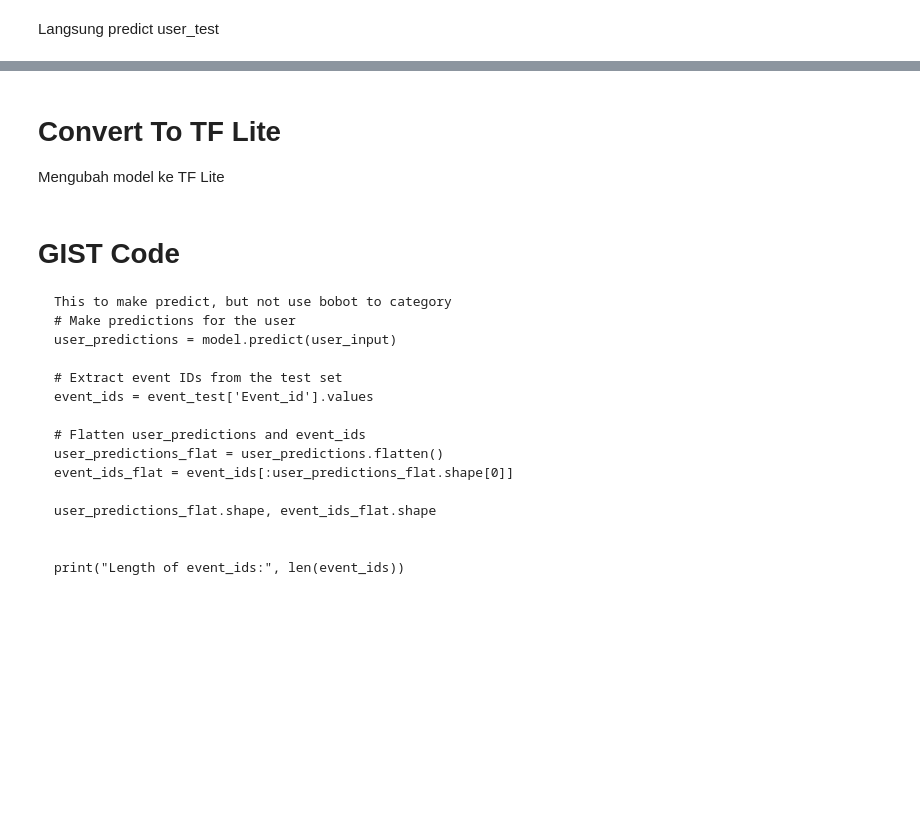
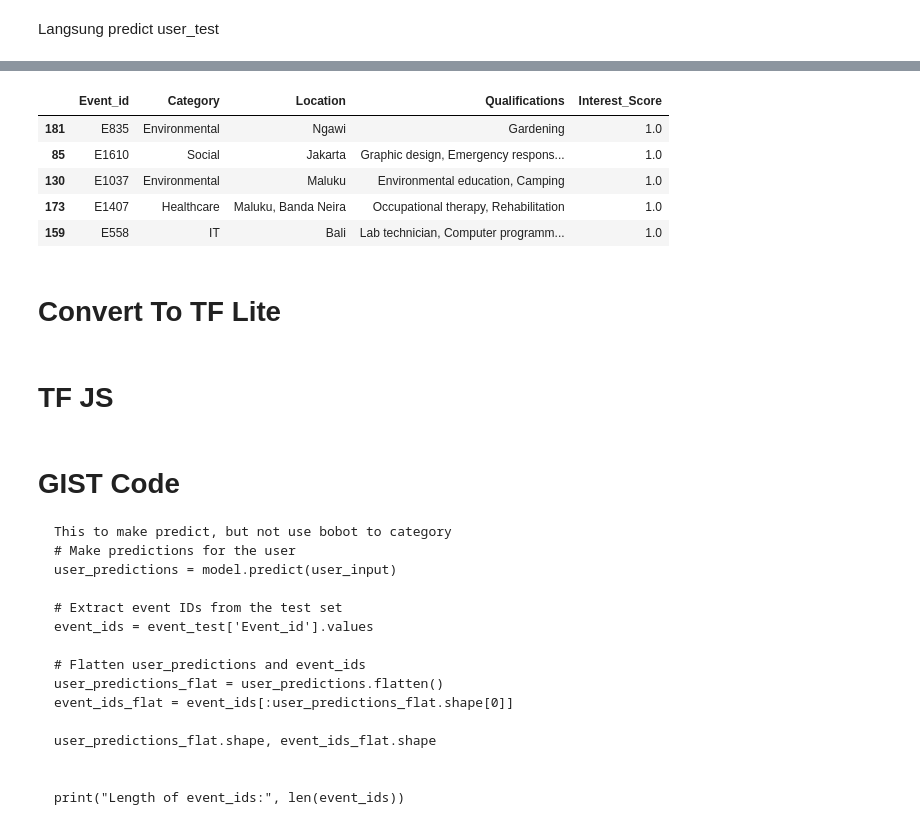
Before and after one commit to Capstone-CH2-PS374/CH2-PS_Recommendation-System, a Jupyter notebook: Recommender.ipynb, the cells around one changed output, grey strips where cells are left out. Drawn from its saved outputs; the diff is of its cells as text; code cells hidden in the pictures; blank space fills up the shorter version.

```diff
--- a/Recommender.ipynb
+++ b/Recommender.ipynb
@@ -703,0 +358,16 @@ top_recommendations
+# %%
+user_predictions = model.predict(new_user_input)
+
+# Change prediksi menjadi DataFrame
+predictions_df = pd.DataFrame(user_predictions.flatten(), columns=['Interest_Score'])
+
+# Gabungkan prediksi dengan data event
+results_df = pd.concat([event_test.reset_index(drop=True), predictions_df], axis=1)
+
+# sort event berdasarkan 'Interest_Score'
+results_df = results_df.sort_values(by='Interest_Score', ascending=False)
+
+# Tampilkan 5 rekomendasi tertinggi
+top_5_recommendations = results_df.head(5)
+top_5_recommendations
+# %% [output]
@@ -704,7 +375,11 @@ top_recommendations
+|  | Event_id | Category | Location | Qualifications | Interest_Score |
+| 181 | E835 | Environmental | Ngawi | Gardening | 1.0 |
+| 85 | E1610 | Social | Jakarta | Graphic design, Emergency respons... | 1.0 |
+| 130 | E1037 | Environmental | Maluku | Environmental education, Camping | 1.0 |
+| 173 | E1407 | Healthcare | Maluku, Banda Neira | Occupational therapy, Rehabilitation | 1.0 |
+| 159 | E558 | IT | Bali | Lab technician, Computer programm... | 1.0 |
 # %% [markdown]
 # Convert To TF Lite
-
-Mengubah model ke TF Lite
 # %%
 # Convert the model to TensorFlow Lite
 converter = tf.lite.TFLiteConverter.from_keras_model(model)
@@ -715 +390,3 @@ with open('recommender_model.tflite', 'wb') as f:
     f.write(tflite_model)
+# %% [markdown]
+# TF JS
```
Also changed, not shown: parts of 58 cells of this notebook.
